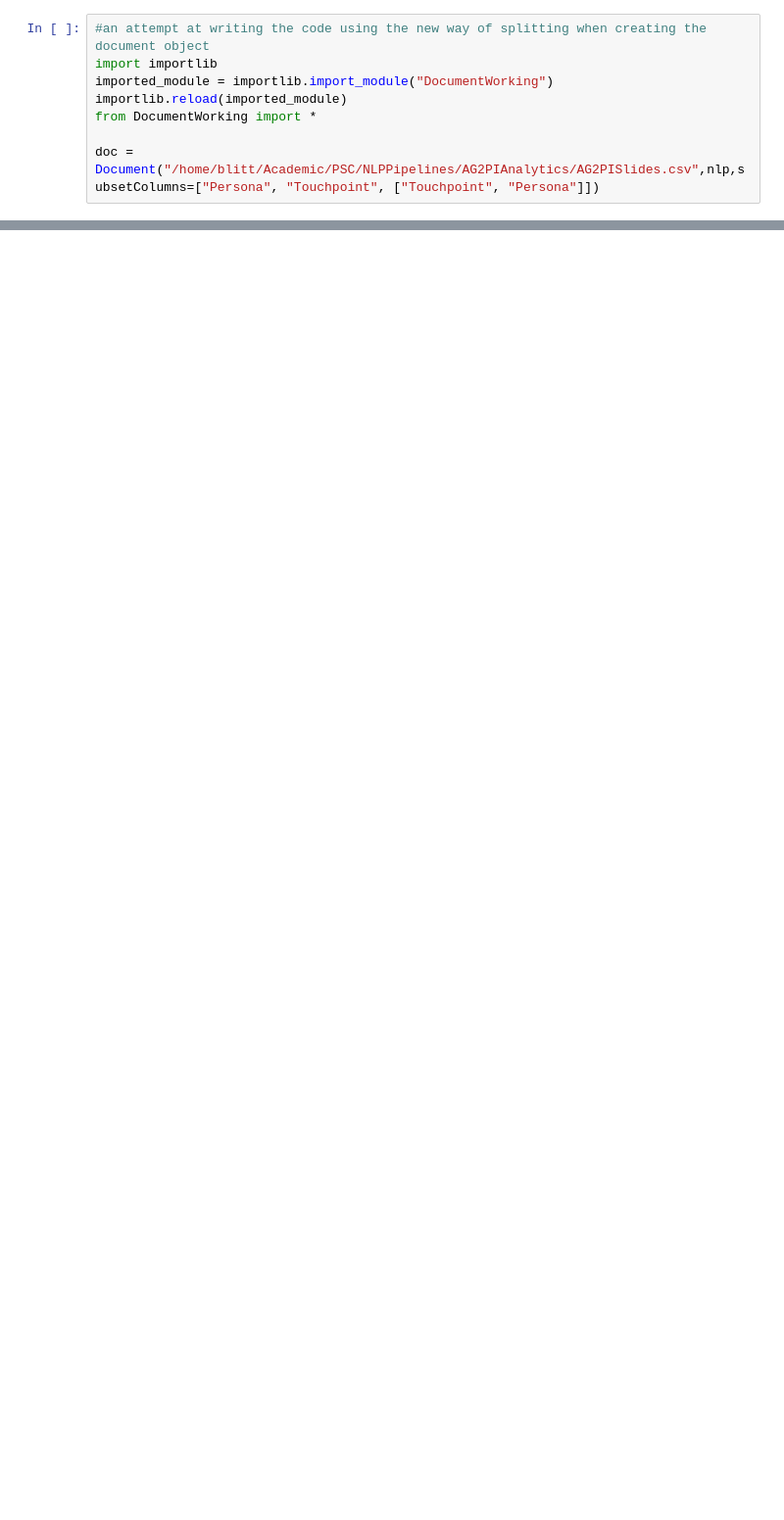
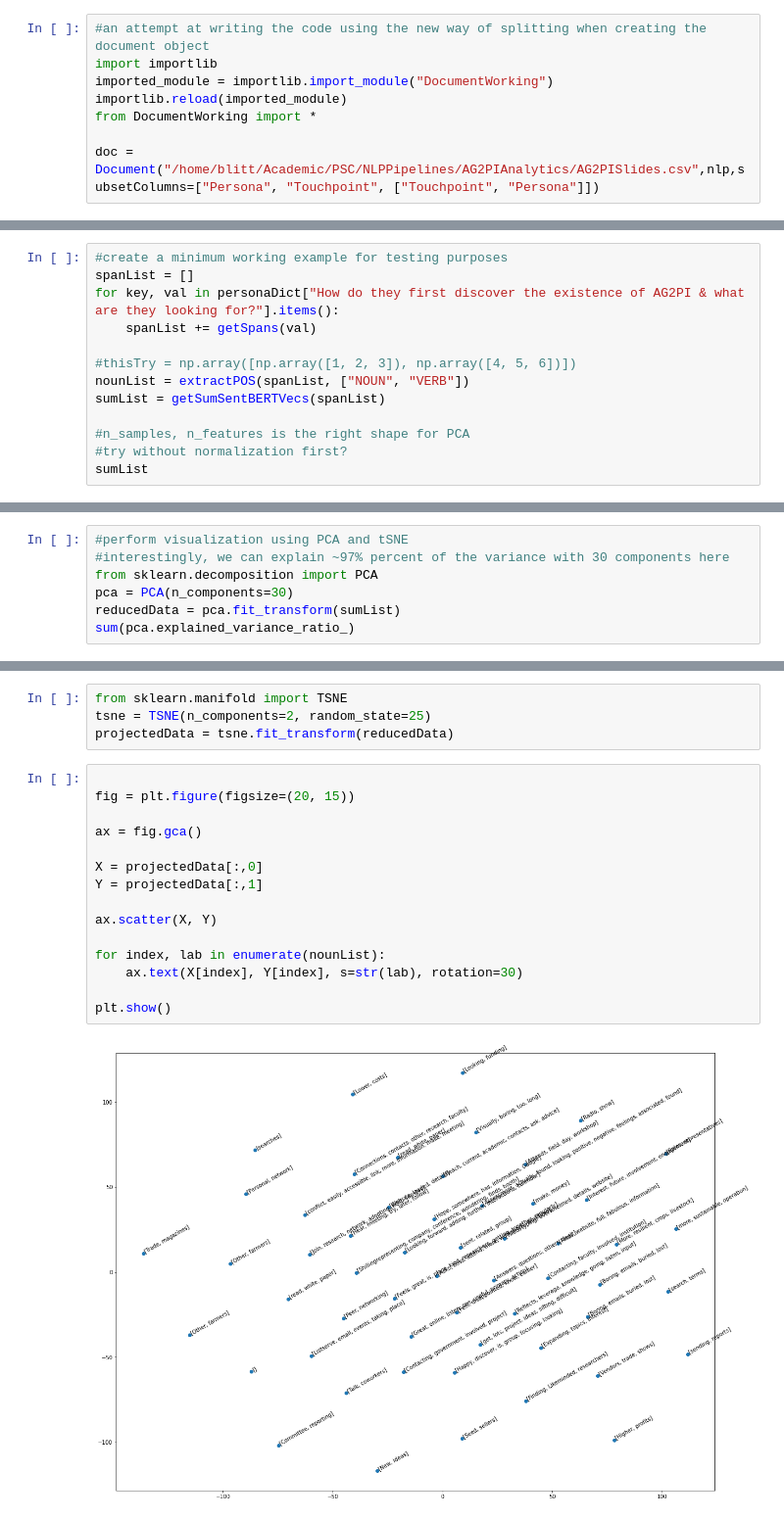
Before and after one commit to blitt2018/PSCExploratoryNLP, a Jupyter notebook: clusteringOnNouns.ipynb, the cells around one changed output, grey strips where cells are left out. Shown at 98% size. Cells and saved outputs as stored; diff of their text form; blank space fills up the shorter version.

```diff
--- a/clusteringOnNouns.ipynb
+++ b/clusteringOnNouns.ipynb
@@ -272,0 +481,13 @@ How do they first discover the existence of AG2PI & what are they looking for?
+# %%
+#create a minimum working example for testing purposes
+spanList = []
+for key, val in personaDict["How do they first discover the existence of AG2PI & what are they looking for?"].items():
+    spanList += getSpans(val)
+
+#thisTry = np.array([np.array([1, 2, 3]), np.array([4, 5, 6])])
+nounList = extractPOS(spanList, ["NOUN", "VERB"])
+sumList = getSumSentBERTVecs(spanList)
+
+#n_samples, n_features is the right shape for PCA
+#try without normalization first?
+sumList
@@ -272,0 +508,7 @@ How do they first discover the existence of AG2PI & what are they looking for?
+# %%
+#perform visualization using PCA and tSNE
+#interestingly, we can explain ~97% percent of the variance with 30 components here
+from sklearn.decomposition import PCA
+pca = PCA(n_components=30)
+reducedData = pca.fit_transform(sumList)
+sum(pca.explained_variance_ratio_)
@@ -272,0 +517,21 @@ How do they first discover the existence of AG2PI & what are they looking for?
+# %%
+from sklearn.manifold import TSNE
+tsne = TSNE(n_components=2, random_state=25)
+projectedData = tsne.fit_transform(reducedData)
+# %%
+
+fig = plt.figure(figsize=(20, 15))
+
+ax = fig.gca()
+
+X = projectedData[:,0]
+Y = projectedData[:,1]
+
+ax.scatter(X, Y)
+
+for index, lab in enumerate(nounList):
+    ax.text(X[index], Y[index], s=str(lab), rotation=30)
+
+plt.show()
+# %% [output]
+[figure, added]
```
Also changed, not shown: parts of 19 cells of this notebook, 1 other file.
